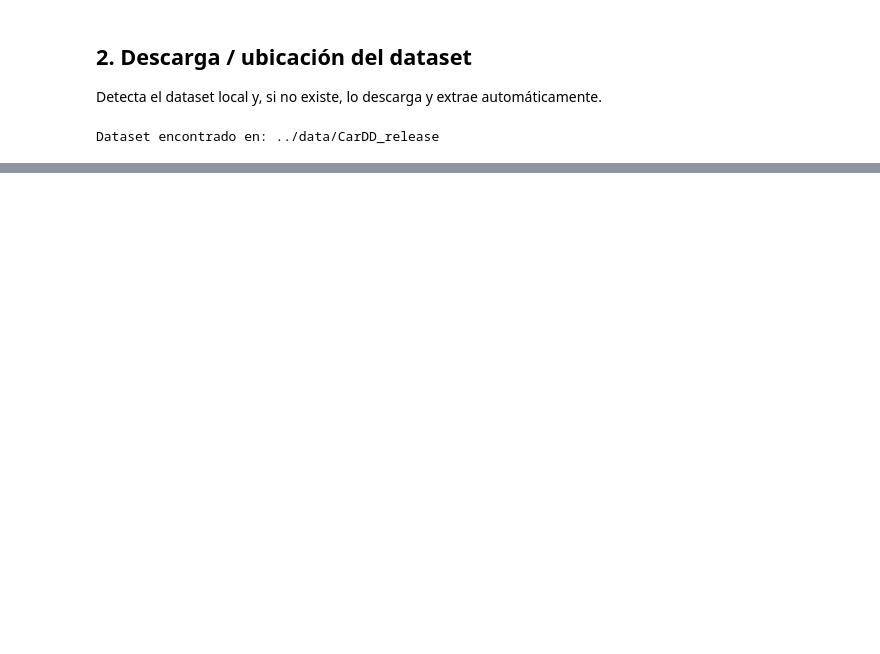
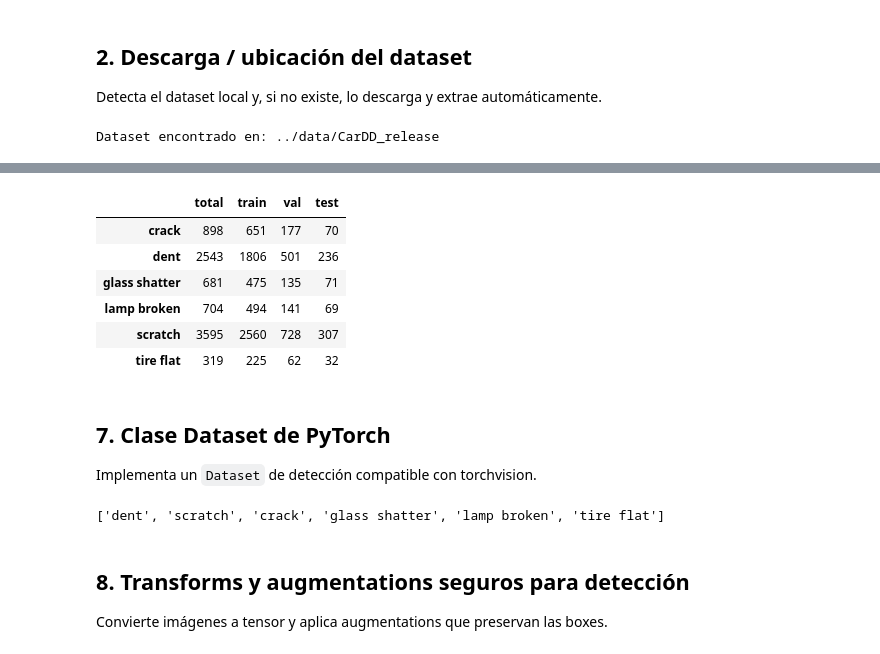
Before and after one commit to JoaquinRodriguezc/proyecto_final_redes_neuronales, a Jupyter notebook: dev/01_dataset_preparation.ipynb, the cells around one changed output, grey strips where cells are left out. Cells and saved outputs as stored; diff of their text form; code cells hidden in the pictures; blank space fills up the shorter version.

```diff
--- a/dev/01_dataset_preparation.ipynb
+++ b/dev/01_dataset_preparation.ipynb
@@ -596,0 +405,28 @@ show_batch(images, labels, idx_to_class, n=8)
+# %%
+def box_count_table(records):
+    counts = defaultdict(int)
+    for record in records:
+        for label_name in record["label_names"]:
+            counts[label_name] += 1
+    return pd.Series(counts)
+
+dist_table = pd.DataFrame({
+    "total": box_count_table(records),
+    "train": box_count_table(train_records),
+    "val": box_count_table(val_records),
+    "test": box_count_table(test_records),
+}).fillna(0).astype(int).sort_index()
+
+dist_table
+# %% [output]
+|  | total | train | val | test |
+| crack | 898 | 651 | 177 | 70 |
+| dent | 2543 | 1806 | 501 | 236 |
+| glass shatter | 681 | 475 | 135 | 71 |
+| lamp broken | 704 | 494 | 141 | 69 |
+| scratch | 3595 | 2560 | 728 | 307 |
+| tire flat | 319 | 225 | 62 | 32 |
+# %% [markdown]
+## 7. Clase Dataset de PyTorch
+
+Implementa un `Dataset` de detección compatible con torchvision.
@@ -596,0 +501,9 @@ show_batch(images, labels, idx_to_class, n=8)
+# %%
+detection_classes = [idx_to_class[idx] for idx in sorted(idx_to_class) if idx != 0]
+detection_classes
+# %% [output]
+['dent', 'scratch', 'crack', 'glass shatter', 'lamp broken', 'tire flat']
+# %% [markdown]
+## 8. Transforms y augmentations seguros para detección
+
+Convierte imágenes a tensor y aplica augmentations que preservan las boxes.
```
Also changed, not shown: parts of 55 cells of this notebook, 2 other files.
